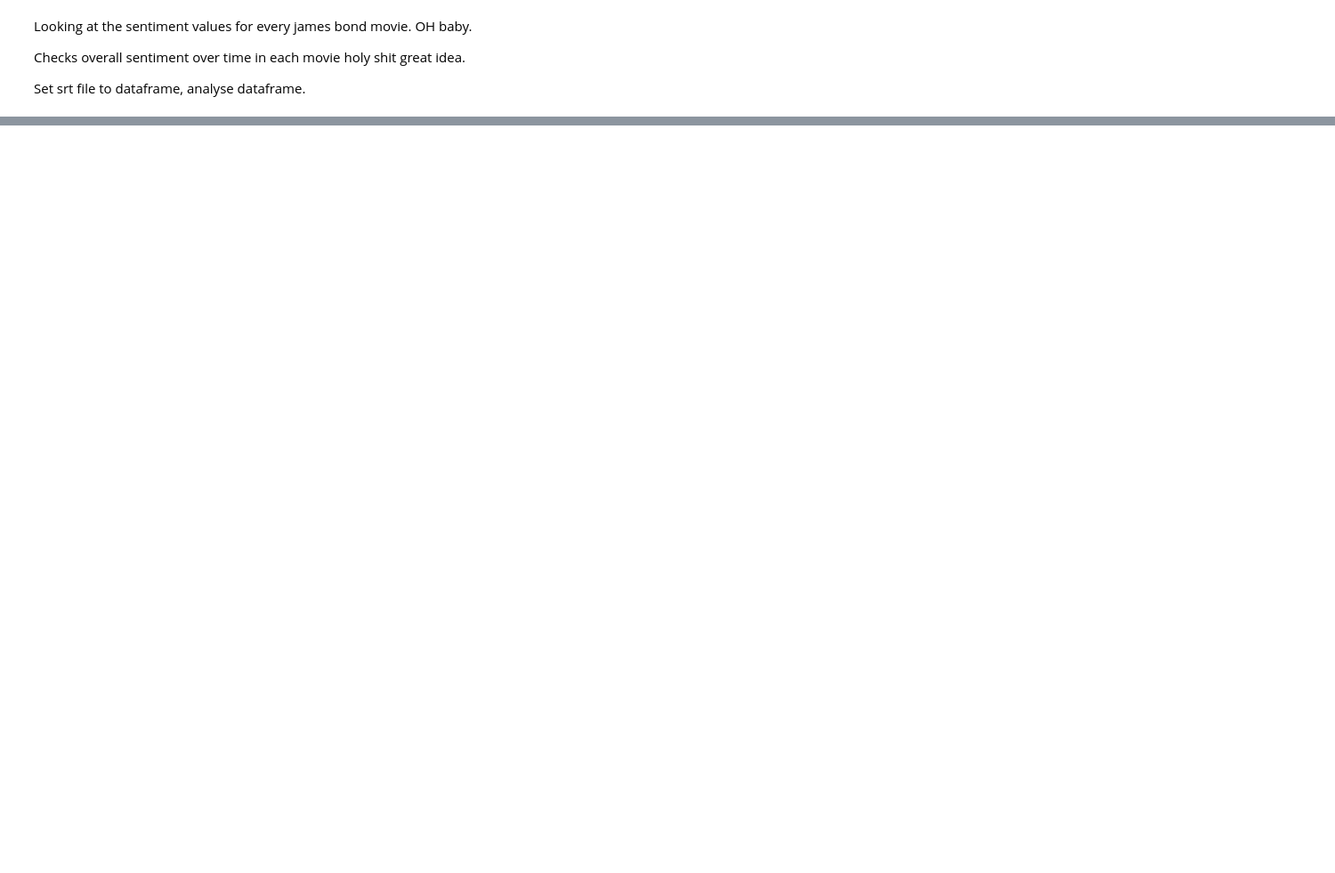
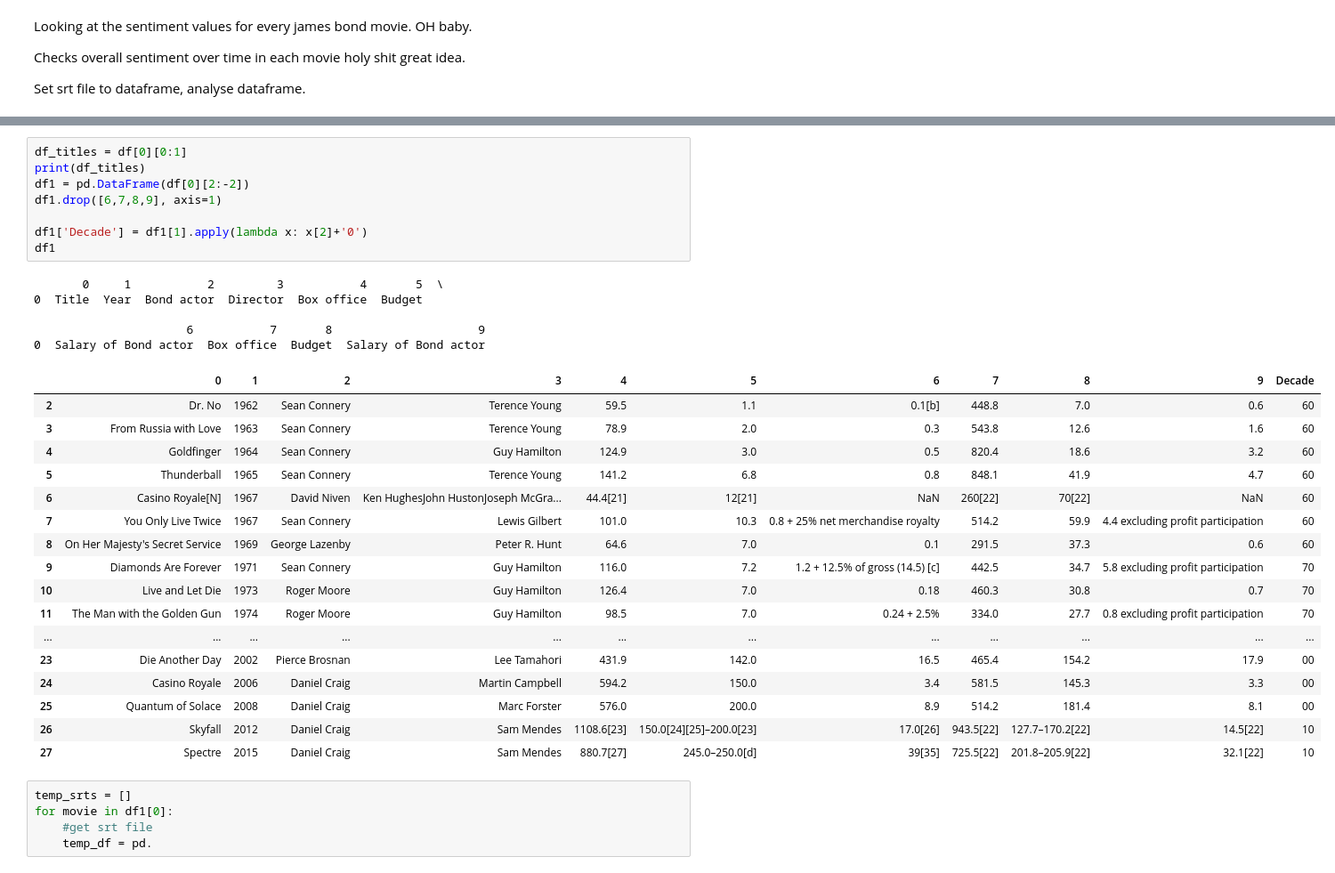
Before and after one commit to BrendanMoore42/JamesBondAnalysis, a Jupyter notebook: James_Bond_Analysis.ipynb, the cells around one changed output, grey strips where cells are left out. Shown: that part at 89% size. Drawn from its saved outputs; the diff is of its cells as text; blank space fills up the shorter version.

Commit message:
Acquired srts, cleaning to dataframe

```diff
--- a/James_Bond_Analysis.ipynb
+++ b/James_Bond_Analysis.ipynb
@@ -94,0 +54,36 @@ WebDriverException: Message: '' executable may have wrong permissions. Please se
+# %%
+df_titles = df[0][0:1]
+print(df_titles)
+df1 = pd.DataFrame(df[0][2:-2])
+df1.drop([6,7,8,9], axis=1)
+
+df1['Decade'] = df1[1].apply(lambda x: x[2]+'0')
+df1
+# %% [output]
+       0     1           2         3           4       5  \
+0  Title  Year  Bond actor  Director  Box office  Budget
+
+                      6           7       8                     9
+0  Salary of Bond actor  Box office  Budget  Salary of Bond actor
+|  | 0 | 1 | 2 | 3 | 4 | 5 | 6 | 7 | 8 | 9 | Decade |
+| 2 | Dr. No | 1962 | Sean Connery | Terence Young | 59.5 | 1.1 | 0.1[b] | 448.8 | 7.0 | 0.6 | 60 |
+| 3 | From Russia with Love | 1963 | Sean Connery | Terence Young | 78.9 | 2.0 | 0.3 | 543.8 | 12.6 | 1.6 | 60 |
+| 4 | Goldfinger | 1964 | Sean Connery | Guy Hamilton | 124.9 | 3.0 | 0.5 | 820.4 | 18.6 | 3.2 | 60 |
+| 5 | Thunderball | 1965 | Sean Connery | Terence Young | 141.2 | 6.8 | 0.8 | 848.1 | 41.9 | 4.7 | 60 |
+| 6 | Casino Royale[N] | 1967 | David Niven | Ken HughesJohn HustonJoseph McGra... | 44.4[21] | 12[21] | NaN | 260[22] | 70[22] | NaN | 60 |
+| 7 | You Only Live Twice | 1967 | Sean Connery | Lewis Gilbert | 101.0 | 10.3 | 0.8 + 25% net merchandise royalty | 514.2 | 59.9 | 4.4 excluding profit participation | 60 |
+| 8 | On Her Majesty's Secret Service | 1969 | George Lazenby | Peter R. Hunt | 64.6 | 7.0 | 0.1 | 291.5 | 37.3 | 0.6 | 60 |
+| 9 | Diamonds Are Forever | 1971 | Sean Connery | Guy Hamilton | 116.0 | 7.2 | 1.2 + 12.5% of gross (14.5) [c] | 442.5 | 34.7 | 5.8 excluding profit participation | 70 |
+| 10 | Live and Let Die | 1973 | Roger Moore | Guy Hamilton | 126.4 | 7.0 | 0.18 | 460.3 | 30.8 | 0.7 | 70 |
+| 11 | The Man with the Golden Gun | 1974 | Roger Moore | Guy Hamilton | 98.5 | 7.0 | 0.24 + 2.5% | 334.0 | 27.7 | 0.8 excluding profit participation | 70 |
+| ... | ... | ... | ... | ... | ... | ... | ... | ... | ... | ... | ... |
+| 23 | Die Another Day | 2002 | Pierce Brosnan | Lee Tamahori | 431.9 | 142.0 | 16.5 | 465.4 | 154.2 | 17.9 | 00 |
+| 24 | Casino Royale | 2006 | Daniel Craig | Martin Campbell | 594.2 | 150.0 | 3.4 | 581.5 | 145.3 | 3.3 | 00 |
+| 25 | Quantum of Solace | 2008 | Daniel Craig | Marc Forster | 576.0 | 200.0 | 8.9 | 514.2 | 181.4 | 8.1 | 00 |
+| 26 | Skyfall | 2012 | Daniel Craig | Sam Mendes | 1108.6[23] | 150.0[24][25]–200.0[23] | 17.0[26] | 943.5[22] | 127.7–170.2[22] | 14.5[22] | 10 |
+| 27 | Spectre | 2015 | Daniel Craig | Sam Mendes | 880.7[27] | 245.0–250.0[d] | 39[35] | 725.5[22] | 201.8–205.9[22] | 32.1[22] | 10 |
+# %%
+temp_srts = []
+for movie in df1[0]:
+    #get srt file
+    temp_df = pd.
```
Also changed, not shown: parts of 9 cells of this notebook, 26 other files.
